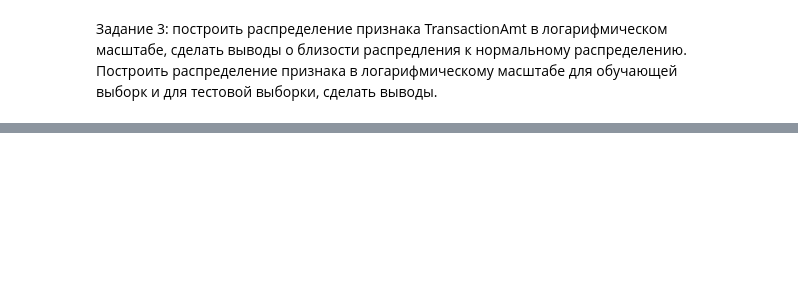
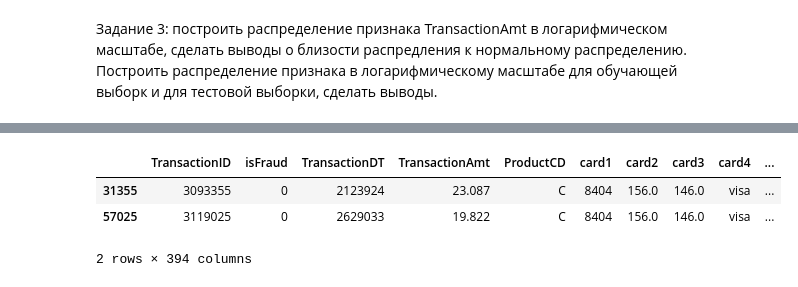
Before and after one commit to slowwavesleep/GB_KaggleCourse, a Jupyter notebook: HW2/HW2.ipynb, the cells around one changed output, grey strips where cells are left out. Saved outputs shown, nothing was run; the diff lists cells and outputs as text; code cells hidden in the pictures; blank space fills up the shorter version.

```diff
--- a/HW2/HW2.ipynb
+++ b/HW2/HW2.ipynb
@@ -81,0 +72,7 @@ g = sns.scatterplot(x='TransactionDT', y='TransactionAmt', data=test)
+# %%
+test.loc[test.card6 == 'charge card']
+# %% [output]
+|  | TransactionID | isFraud | TransactionDT | TransactionAmt | ProductCD | card1 | card2 | card3 | card4 | ... |
+| 31355 | 3093355 | 0 | 2123924 | 23.087 | C | 8404 | 156.0 | 146.0 | visa | ... |
+| 57025 | 3119025 | 0 | 2629033 | 19.822 | C | 8404 | 156.0 | 146.0 | visa | ... |
+2 rows × 394 columns
```
Also changed, not shown: parts of 47 cells of this notebook.
